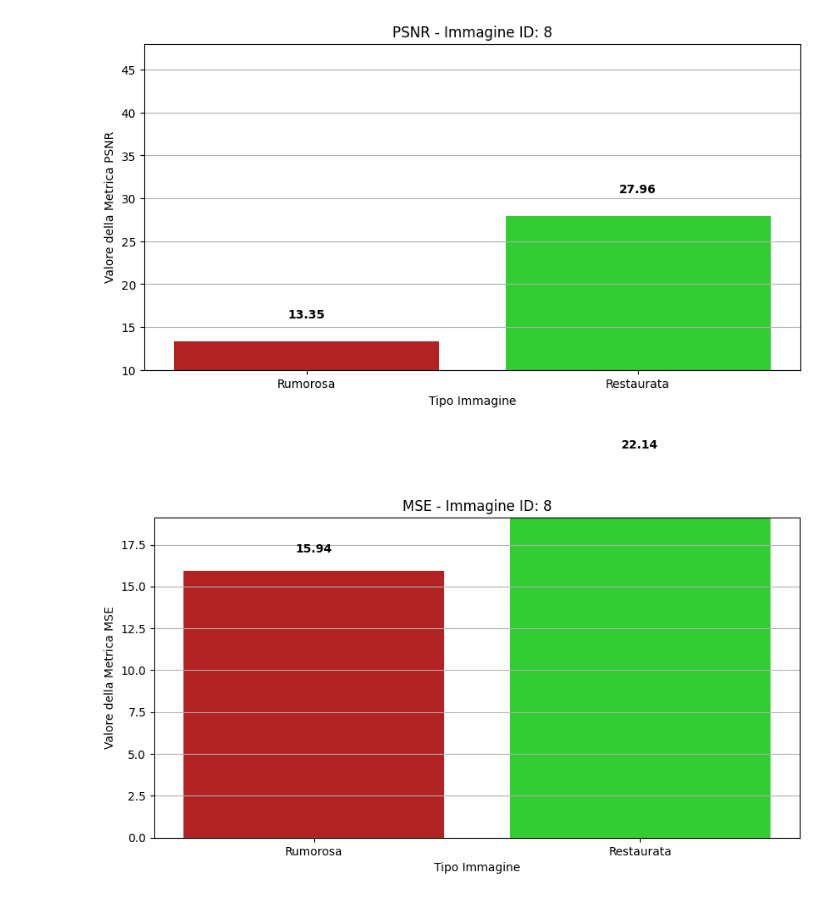
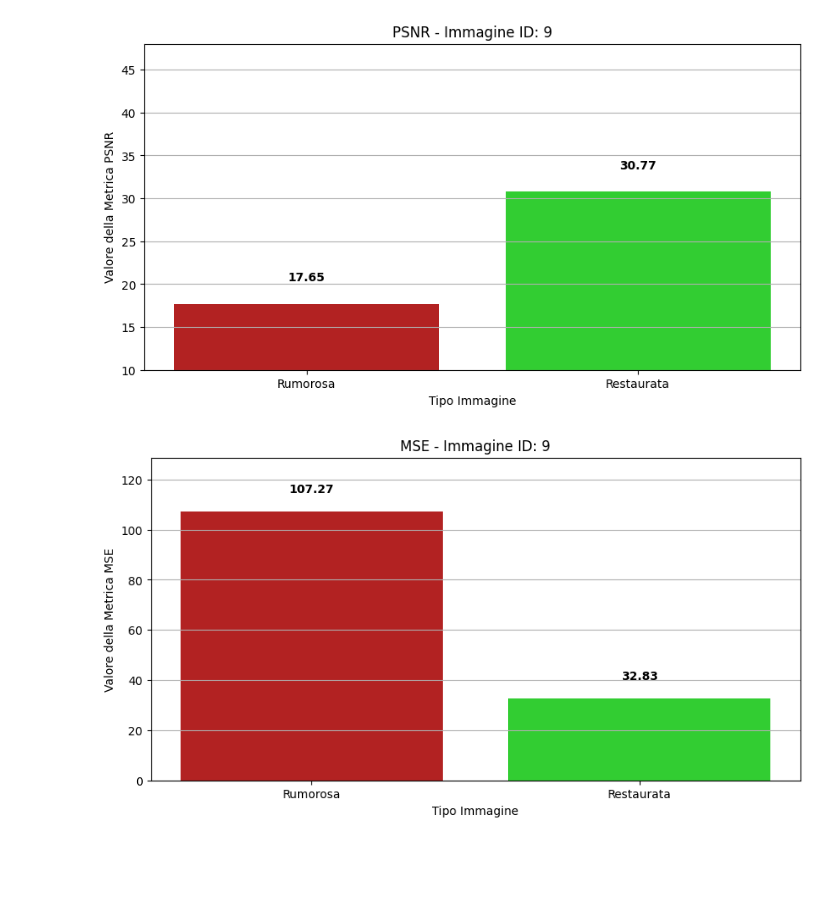
Before and after one commit to manuelgerardzuccaro/MultimediaProject, a Jupyter notebook: Source/AnalisiRumoroseRestaurate.ipynb, the cells around one changed output. Saved outputs shown, nothing was run; the diff lists cells and outputs as text; code cells hidden in the pictures; blank space fills up the shorter version.

```diff
--- a/Source/AnalisiRumoroseRestaurate.ipynb
+++ b/Source/AnalisiRumoroseRestaurate.ipynb
@@ -7,7 +7,7 @@ restaurate_df = pd.read_csv('Immagini_Restaurate/risultati_restaurate.csv')
 
 merged_df = pd.merge(rumorose_df, restaurate_df, on='ID', suffixes=('_rumorosa', '_restaurata'))
 
-# Funzione per visualizzare i grafici a barre per un singolo ID, divisi per metrica
+# funzione per visualizzare i grafici a barre per un singolo ID, divisi per metrica
 def barplot_metrics_for_id(id_val):
     id_data = merged_df[merged_df['ID'] == id_val]
     if id_data.empty:
@@ -16,7 +16,6 @@ def barplot_metrics_for_id(id_val):
 
     metrics = ['PSNR', 'MSE', 'SSIM']
     ranges = {
-        # Estendere leggermente il limite per evitare che PSNR, MSE e SSIM escano dalla griglia
         'PSNR': (10, 40 * 1.2),
         'MSE': (0, id_data[[f'{metric}_rumorosa' for metric in metrics]].max().max() * 1.2),
         'SSIM': (0, 1 * 1.2)
@@ -37,7 +36,7 @@ def barplot_metrics_for_id(id_val):
         plt.grid(axis='y')
         plt.show()
 
-# Funzione per visualizzare i grafici a linee per un singolo ID, divisi per metrica
+# funzione per visualizzare i grafici a linee per un singolo ID, divisi per metrica
 def lineplot_metrics_for_id(id_val):
     id_data = merged_df[merged_df['ID'] == id_val]
     if id_data.empty:
@@ -61,8 +60,9 @@ def lineplot_metrics_for_id(id_val):
         plt.grid(True)
         plt.show()
 
-lineplot_metrics_for_id(8)
-barplot_metrics_for_id(8)
+# esempio con ID compreso tr 1 e 12
+lineplot_metrics_for_id(9)
+barplot_metrics_for_id(9)
 
 print("\nRiassunto delle metriche per immagini rumorose e restaurate:")
 print(merged_df.describe())
@@ -73,2 +73,2 @@ print(merged_df.describe())
-[figure, old version]
+[figure, new version]
-[figure, old version]
+[figure, new version]
```
Also changed, not shown: parts of 2 cells of this notebook.
